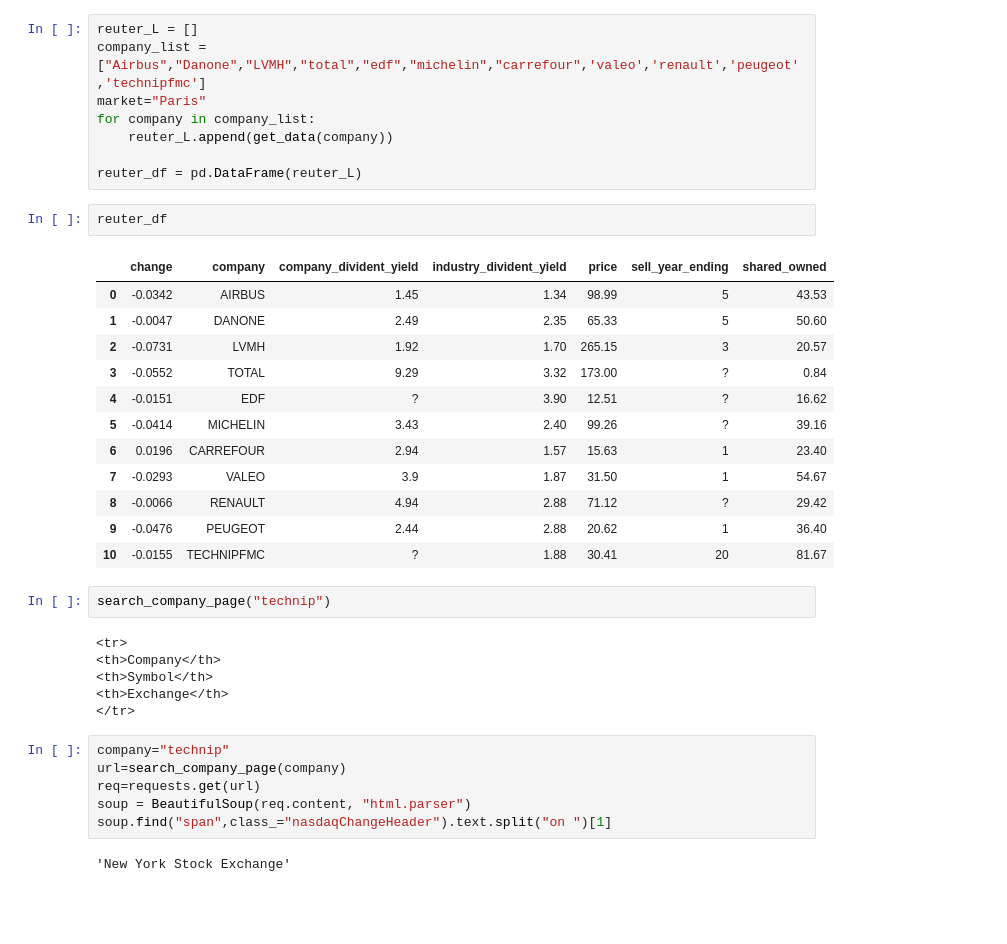
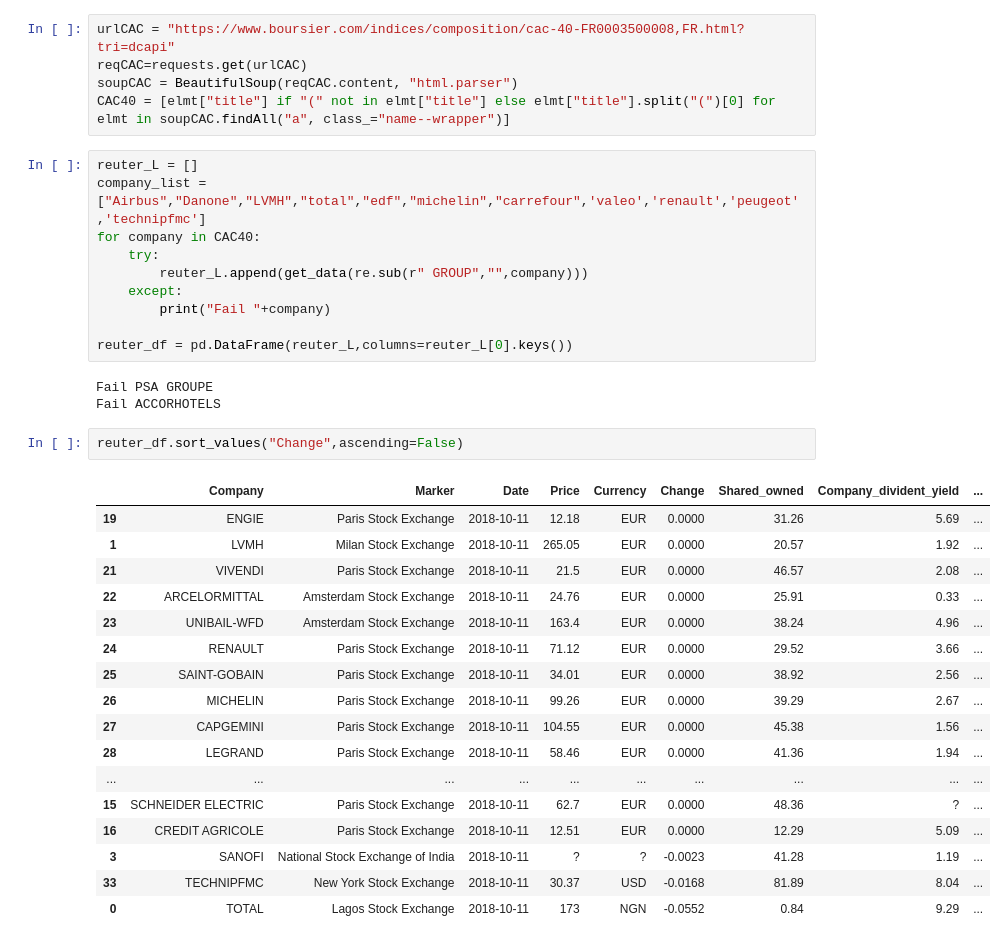
Before and after one commit to MSBigData2019/Jacky_Kaub, a Jupyter notebook: Lesson2/Reuter.ipynb, the cells around one changed output. Drawn from its saved outputs; the diff is of its cells as text; blank space fills up the shorter version.

```diff
--- a/Lesson2/Reuter.ipynb
+++ b/Lesson2/Reuter.ipynb
@@ -104,39 +141,38 @@ def get_data(company):
+# %%
+urlCAC = "https://www.boursier.com/indices/composition/cac-40-FR0003500008,FR.html?tri=dcapi"
+reqCAC=requests.get(urlCAC)
+soupCAC = BeautifulSoup(reqCAC.content, "html.parser")
+CAC40 = [elmt["title"] if "(" not in elmt["title"] else elmt["title"].split("(")[0] for elmt in soupCAC.findAll("a", class_="name--wrapper")]
 # %%
 reuter_L = []
 company_list = ["Airbus","Danone","LVMH","total","edf","michelin","carrefour",'valeo','renault','peugeot','technipfmc']
-market="Paris"
-for company in company_list:
-    reuter_L.append(get_data(company))
+for company in CAC40:
+    try:
+        reuter_L.append(get_data(re.sub(r" GROUP","",company)))
+    except:
+        print("Fail "+company)
 
-reuter_df = pd.DataFrame(reuter_L)
+reuter_df = pd.DataFrame(reuter_L,columns=reuter_L[0].keys())
+# %% [output]
+Fail PSA GROUPE
+Fail ACCORHOTELS
-# %%
-reuter_df
-# %% [output]
-|  | change | company | company_divident_yield | industry_divident_yield | price | sell_year_ending | shared_owned |
-| 0 | -0.0342 | AIRBUS | 1.45 | 1.34 | 98.99 | 5 | 43.53 |
-| 1 | -0.0047 | DANONE | 2.49 | 2.35 | 65.33 | 5 | 50.60 |
-| 2 | -0.0731 | LVMH | 1.92 | 1.70 | 265.15 | 3 | 20.57 |
-| 3 | -0.0552 | TOTAL | 9.29 | 3.32 | 173.00 | ? | 0.84 |
-| 4 | -0.0151 | EDF | ? | 3.90 | 12.51 | ? | 16.62 |
-| 5 | -0.0414 | MICHELIN | 3.43 | 2.40 | 99.26 | ? | 39.16 |
-| 6 | 0.0196 | CARREFOUR | 2.94 | 1.57 | 15.63 | 1 | 23.40 |
-| 7 | -0.0293 | VALEO | 3.9 | 1.87 | 31.50 | 1 | 54.67 |
-| 8 | -0.0066 | RENAULT | 4.94 | 2.88 | 71.12 | ? | 29.42 |
-| 9 | -0.0476 | PEUGEOT | 2.44 | 2.88 | 20.62 | 1 | 36.40 |
-| 10 | -0.0155 | TECHNIPFMC | ? | 1.88 | 30.41 | 20 | 81.67 |
-# %%
-search_company_page("technip")
-# %% [output]
-<tr>
-<th>Company</th>
-<th>Symbol</th>
-<th>Exchange</th>
-</tr>
-# %%
-company="technip"
-url=search_company_page(company)
-req=requests.get(url)
-soup = BeautifulSoup(req.content, "html.parser")
-soup.find("span",class_="nasdaqChangeHeader").text.split("on ")[1]
-# %% [output]
-'New York Stock Exchange'
+# %%
+reuter_df.sort_values("Change",ascending=False)
+# %% [output]
+|  | Company | Marker | Date | Price | Currency | Change | Shared_owned | Company_divident_yield | ... |
+| 19 | ENGIE | Paris Stock Exchange | 2018-10-11 | 12.18 | EUR | 0.0000 | 31.26 | 5.69 | ... |
+| 1 | LVMH | Milan Stock Exchange | 2018-10-11 | 265.05 | EUR | 0.0000 | 20.57 | 1.92 | ... |
+| 21 | VIVENDI | Paris Stock Exchange | 2018-10-11 | 21.5 | EUR | 0.0000 | 46.57 | 2.08 | ... |
+| 22 | ARCELORMITTAL | Amsterdam Stock Exchange | 2018-10-11 | 24.76 | EUR | 0.0000 | 25.91 | 0.33 | ... |
+| 23 | UNIBAIL-WFD | Amsterdam Stock Exchange | 2018-10-11 | 163.4 | EUR | 0.0000 | 38.24 | 4.96 | ... |
+| 24 | RENAULT | Paris Stock Exchange | 2018-10-11 | 71.12 | EUR | 0.0000 | 29.52 | 3.66 | ... |
+| 25 | SAINT-GOBAIN | Paris Stock Exchange | 2018-10-11 | 34.01 | EUR | 0.0000 | 38.92 | 2.56 | ... |
+| 26 | MICHELIN | Paris Stock Exchange | 2018-10-11 | 99.26 | EUR | 0.0000 | 39.29 | 2.67 | ... |
+| 27 | CAPGEMINI | Paris Stock Exchange | 2018-10-11 | 104.55 | EUR | 0.0000 | 45.38 | 1.56 | ... |
+| 28 | LEGRAND | Paris Stock Exchange | 2018-10-11 | 58.46 | EUR | 0.0000 | 41.36 | 1.94 | ... |
+| ... | ... | ... | ... | ... | ... | ... | ... | ... | ... |
+| 15 | SCHNEIDER ELECTRIC | Paris Stock Exchange | 2018-10-11 | 62.7 | EUR | 0.0000 | 48.36 | ? | ... |
+| 16 | CREDIT AGRICOLE | Paris Stock Exchange | 2018-10-11 | 12.51 | EUR | 0.0000 | 12.29 | 5.09 | ... |
+| 3 | SANOFI | National Stock Exchange of India | 2018-10-11 | ? | ? | -0.0023 | 41.28 | 1.19 | ... |
+| 33 | TECHNIPFMC | New York Stock Exchange | 2018-10-11 | 30.37 | USD | -0.0168 | 81.89 | 8.04 | ... |
+| 0 | TOTAL | Lagos Stock Exchange | 2018-10-11 | 173 | NGN | -0.0552 | 0.84 | 9.29 | ... |
```
Also changed, not shown: parts of 1 cell of this notebook.
